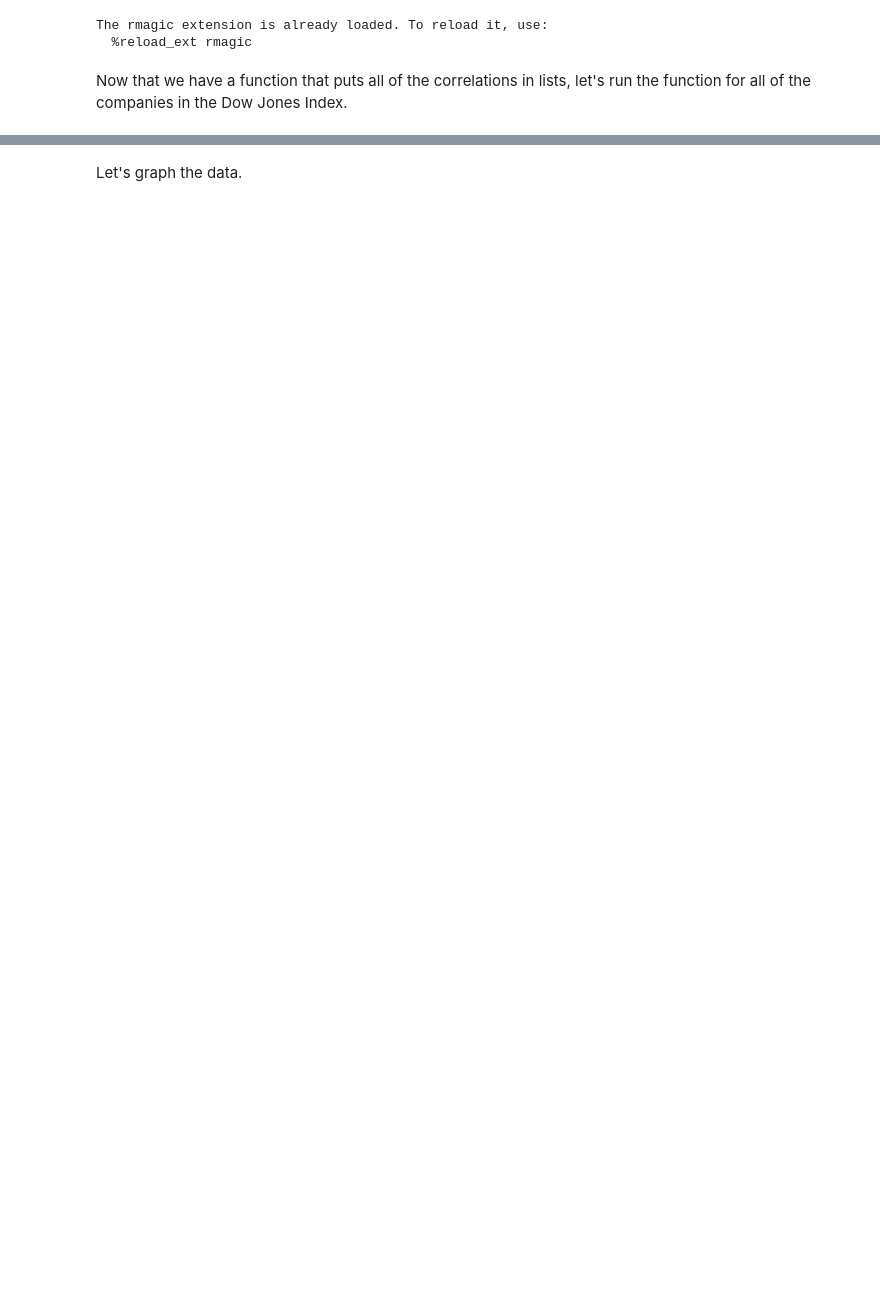
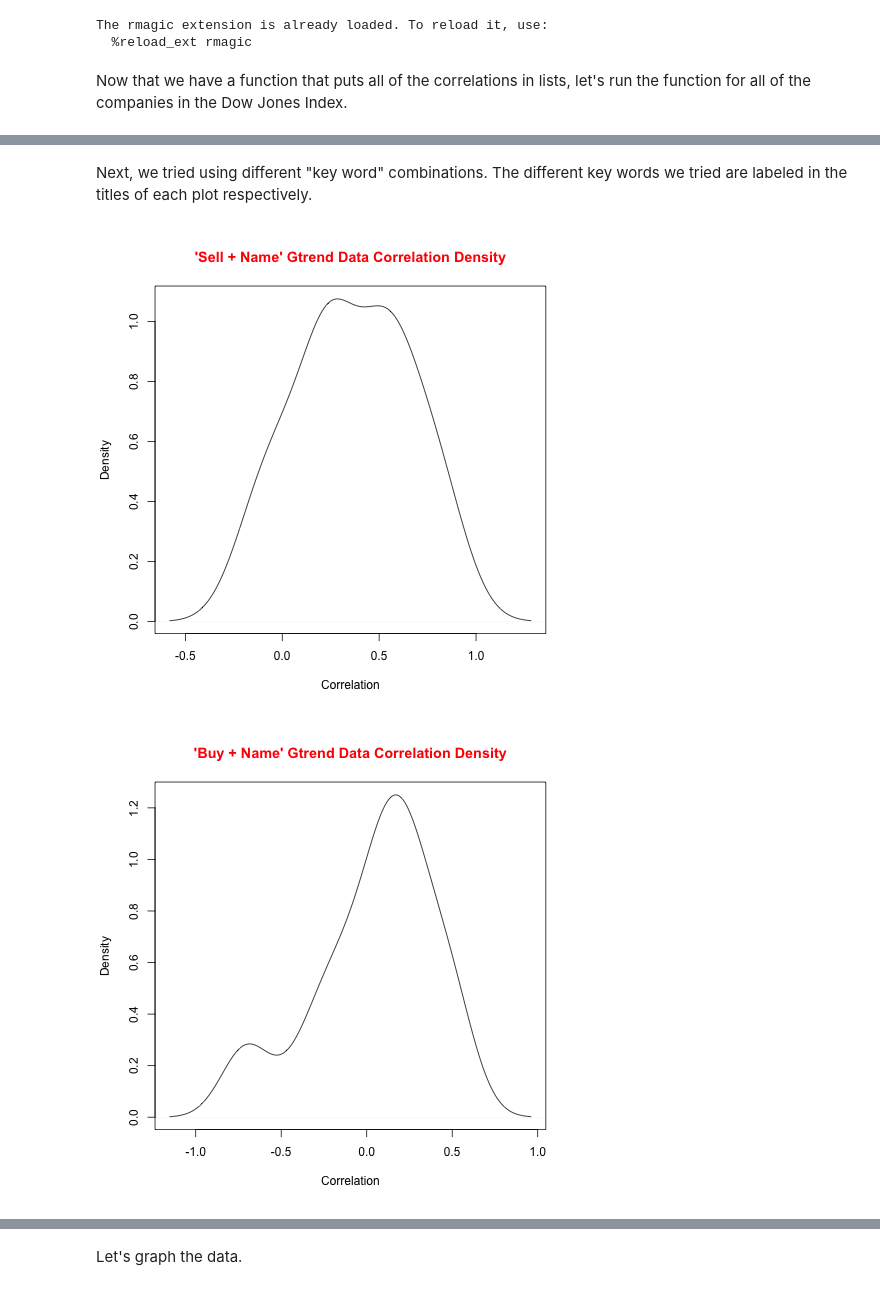
Before and after one commit to jodreen/data-analysis-template, a Jupyter notebook: notebooks/NB3_data_analysis.ipynb, the cells around one changed output, grey strips where cells are left out. Saved outputs shown, nothing was run; the diff lists cells and outputs as text; code cells hidden in the pictures; blank space fills up the shorter version.

```diff
--- a/notebooks/NB3_data_analysis.ipynb
+++ b/notebooks/NB3_data_analysis.ipynb
@@ -107,3 +130,13 @@ dev.off()
 png(filename="visualizations/plot4.png")
 plot(density(percent_cor_list), main = "Density of Correlations of Week to Week Price Changes", xlab = 'Correlation', col.main = "blue")
 dev.off()
+# %% [markdown]
+Next, we tried using different "key word" combinations. The different key words we tried are labeled in the titles of each plot respectively.
+# %%
+%%R
+plot(density(sell_cor_list), xlab = 'Correlation', main = "'Sell + Name' Gtrend Data Correlation Density", col.main = "red")
+plot(density(buy_cor_list), main = "'Buy + Name' Gtrend Data Correlation Density", xlab = 'Correlation', col.main = "red")
+plot(density(ticker_cor_list), xlab = 'Correlation', main = "Ticker Symbol Gtrend Data Correlation Density", col.main = "red")
+# %% [output]
+[figure, added]
+[figure, added]
```
Also changed, not shown: parts of 26 cells of this notebook, 14 other files.
